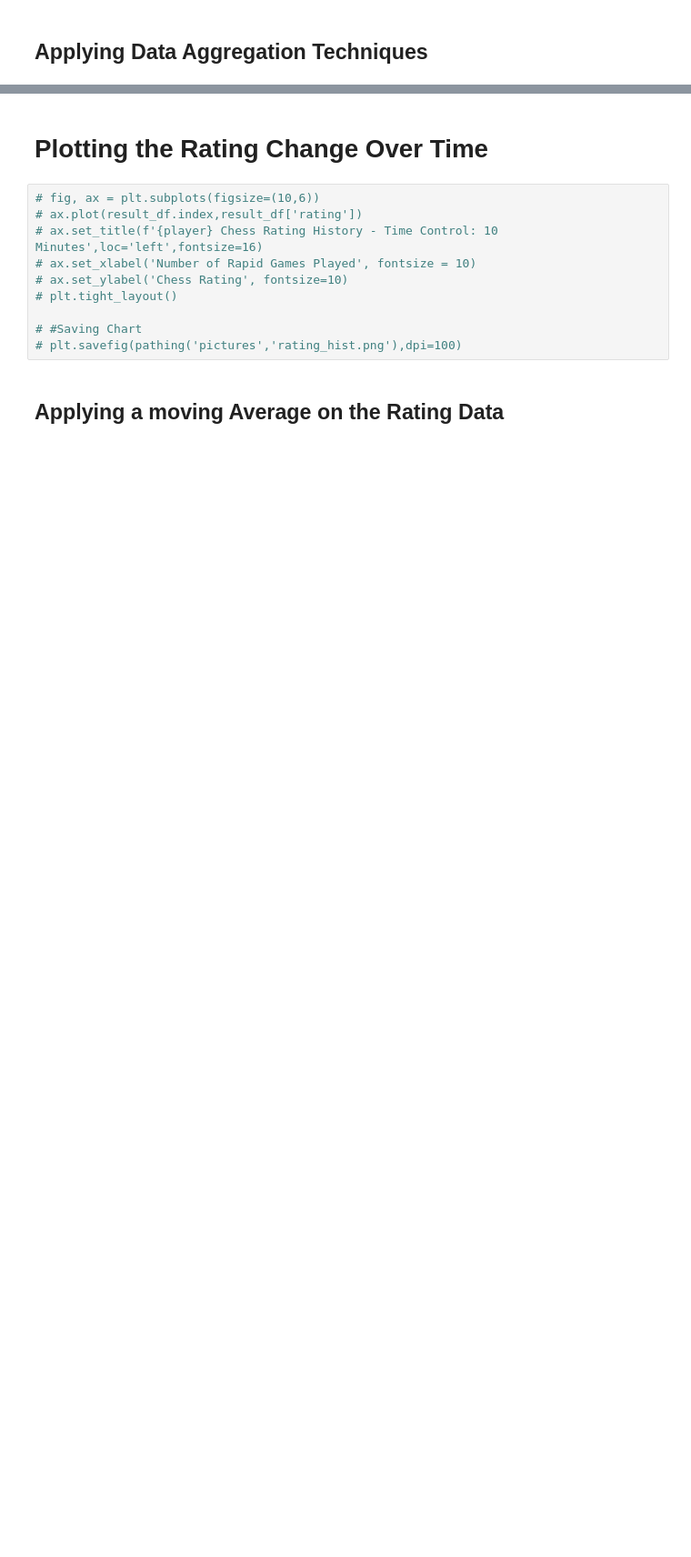
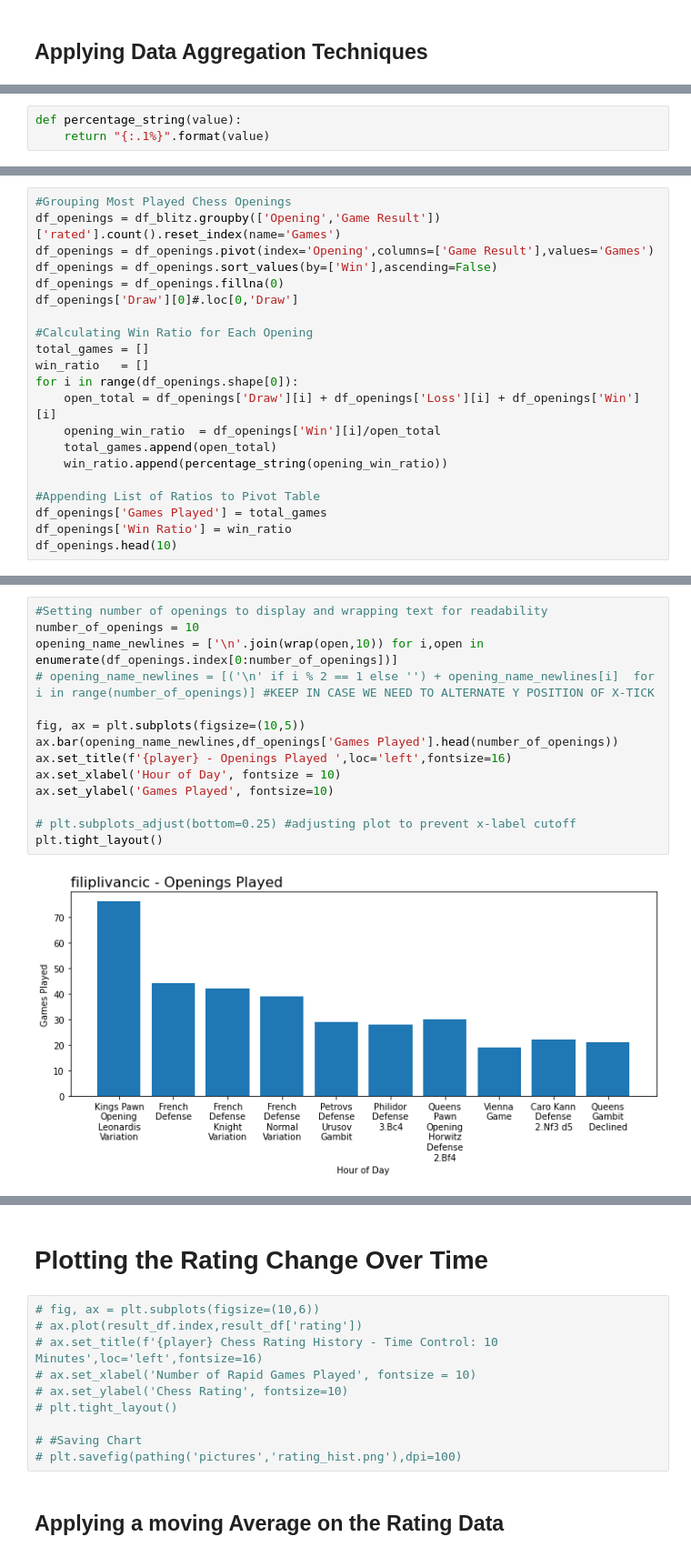
Before and after one commit to Filpill/chess_analysis, a Jupyter notebook: chess_analysis_v2.ipynb, the cells around one changed output, grey strips where cells are left out. Shown at 91% size. Cells and saved outputs as stored; diff of their text form; blank space fills up the shorter version.

```diff
--- a/chess_analysis_v2.ipynb
+++ b/chess_analysis_v2.ipynb
@@ -344,0 +291,3 @@ set([words for words in df_original['Termination'] if 'filiplivancic' in words])
+# %%
+def percentage_string(value):
+    return "{:.1%}".format(value)
@@ -344,0 +296,21 @@ set([words for words in df_original['Termination'] if 'filiplivancic' in words])
+# %%
+#Grouping Most Played Chess Openings
+df_openings = df_blitz.groupby(['Opening','Game Result'])['rated'].count().reset_index(name='Games')
+df_openings = df_openings.pivot(index='Opening',columns=['Game Result'],values='Games')
+df_openings = df_openings.sort_values(by=['Win'],ascending=False)
+df_openings = df_openings.fillna(0)
+df_openings['Draw'][0]#.loc[0,'Draw']
+
+#Calculating Win Ratio for Each Opening
+total_games = []
+win_ratio   = []
+for i in range(df_openings.shape[0]):
+    open_total = df_openings['Draw'][i] + df_openings['Loss'][i] + df_openings['Win'][i]
+    opening_win_ratio  = df_openings['Win'][i]/open_total
+    total_games.append(open_total)
+    win_ratio.append(percentage_string(opening_win_ratio))
+
+#Appending List of Ratios to Pivot Table
+df_openings['Games Played'] = total_games
+df_openings['Win Ratio'] = win_ratio
+df_openings.head(10)
@@ -344,0 +330,16 @@ set([words for words in df_original['Termination'] if 'filiplivancic' in words])
+# %%
+#Setting number of openings to display and wrapping text for readability
+number_of_openings = 10
+opening_name_newlines = ['\n'.join(wrap(open,10)) for i,open in enumerate(df_openings.index[0:number_of_openings])]
+# opening_name_newlines = [('\n' if i % 2 == 1 else '') + opening_name_newlines[i]  for i in range(number_of_openings)] #KEEP IN CASE WE NEED TO ALTERNATE Y POSITION OF X-TICK
+
+fig, ax = plt.subplots(figsize=(10,5))
+ax.bar(opening_name_newlines,df_openings['Games Played'].head(number_of_openings))
+ax.set_title(f'{player} - Openings Played ',loc='left',fontsize=16)
+ax.set_xlabel('Hour of Day', fontsize = 10)
+ax.set_ylabel('Games Played', fontsize=10)
+
+# plt.subplots_adjust(bottom=0.25) #adjusting plot to prevent x-label cutoff
+plt.tight_layout()
+# %% [output]
+[figure, added]
```
Also changed, not shown: parts of 19 cells of this notebook.
